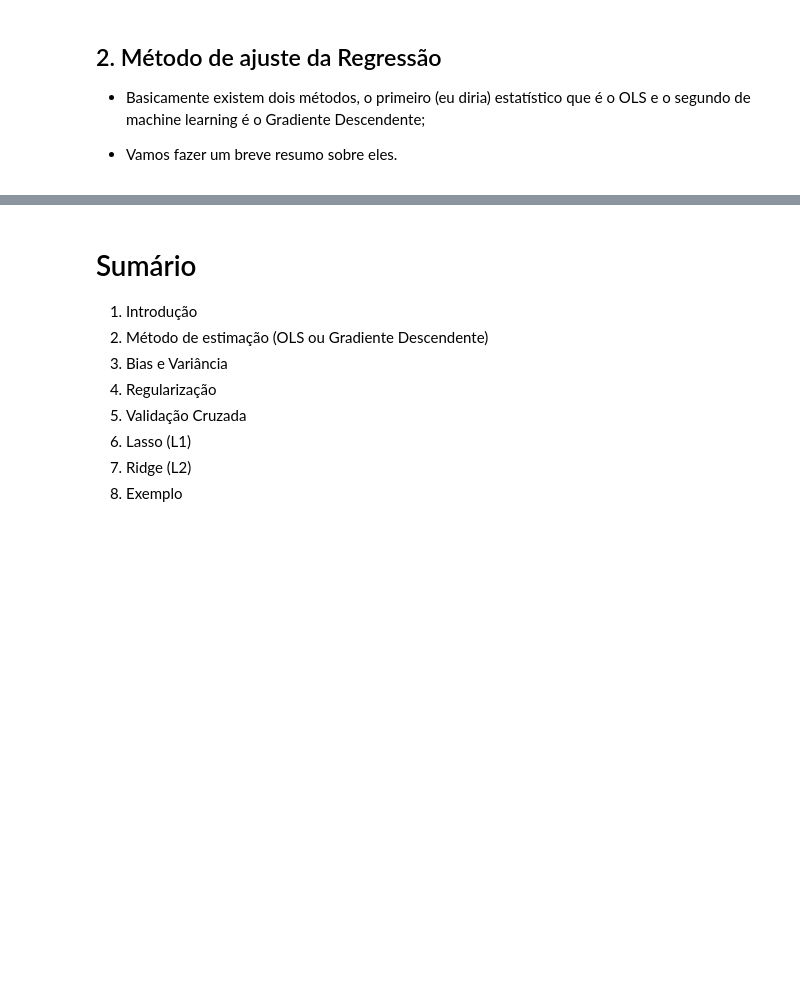
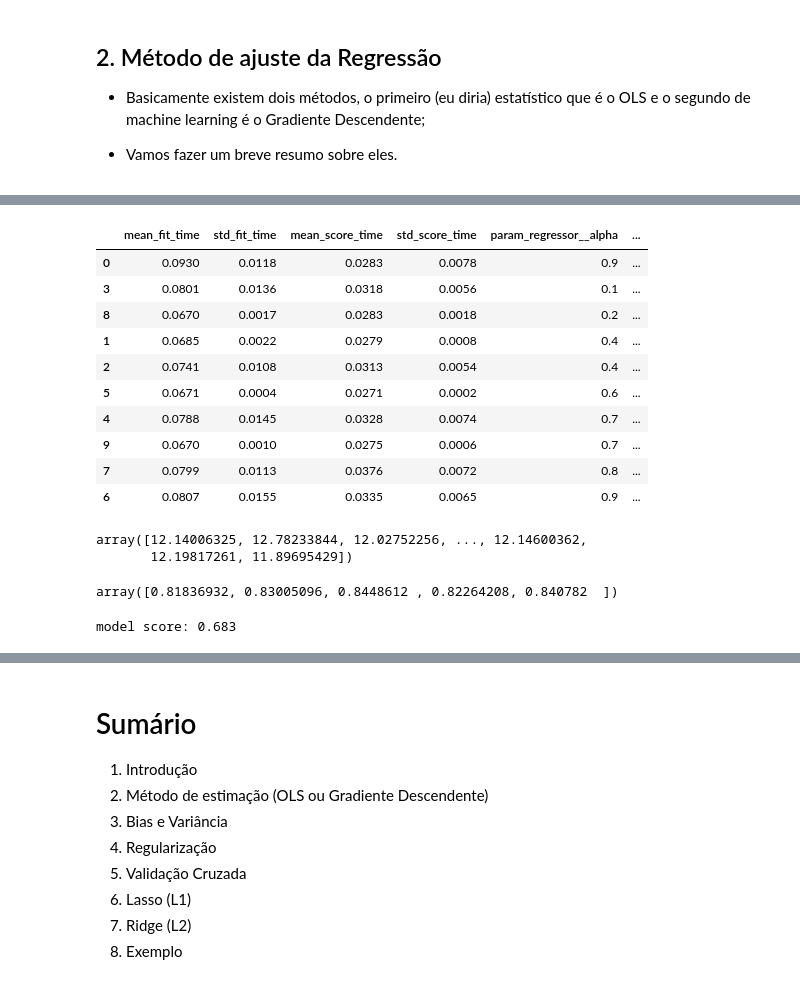
Before and after one commit to barbosarafael/DS_Avancado, a Jupyter notebook: 02Lasso_Ridge/notebook_lasso_ridge.ipynb, the cells around one changed output, grey strips where cells are left out. Drawn from its saved outputs; the diff is of its cells as text; code cells hidden in the pictures; blank space fills up the shorter version.

```diff
--- a/02Lasso_Ridge/notebook_lasso_ridge.ipynb
+++ b/02Lasso_Ridge/notebook_lasso_ridge.ipynb
@@ -63,0 +293,31 @@
+# %%
+numeric_features = list(banco._get_numeric_data().columns)
+del numeric_features[-1]
+numeric_transformer = Pipeline(steps=[("scaler", stand)])
+
+
+# dados_nulos = pd.DataFrame(banco.isnull().sum())
+# nulls_features = list(dados_nulos[dados_nulos[0] > 1].index)
+# nulls_transformer = Pipeline(steps = [("imput", imputer)])
+
+
+change_types_features = ["MSSubClass", "OverallQual", "OverallCond"]
+change_types_transformer = Pipeline(steps = [("muda_tipo_coluna", transf_muda_tipo)])
+
+
+qualit_features = list(banco.select_dtypes("object").columns)
+qualit_transformer = Pipeline(steps = [("OHE", ohe)])
+
+
+preprocessor = ColumnTransformer(
+    transformers = [("num", numeric_transformer, numeric_features),
+                    ("changetypes", change_types_transformer, change_types_features),
+                    ("ohe1", qualit_transformer, qualit_features)])
+
+# ("nulos", nulls_transformer, nulls_features)
+
+
+model = Pipeline(steps = [("preprocessor", preprocessor),
+                          ("regressor", modelo)])
+# %%
+model.fit(x_treino, y_treino)
@@ -63,0 +366,10 @@
+# %%
+params = {}
+
+params["preprocessor__num__scaler"] = [None, StandardScaler(), MinMaxScaler()]
+params["regressor__alpha"] = np.arange(0.0, 1.0, 0.1)
+# %%
+# Gridsearch
+grid = RandomizedSearchCV(model, params, cv = 5)
+
+grid.fit(x_treino, y_treino)
@@ -63,0 +394,15 @@
+# %%
+results = pd.DataFrame(grid.cv_results_)
+results.sort_values("rank_test_score").round(4)
+# %% [output]
+|  | mean_fit_time | std_fit_time | mean_score_time | std_score_time | param_regressor__alpha | ... |
+| 0 | 0.0930 | 0.0118 | 0.0283 | 0.0078 | 0.9 | ... |
+| 3 | 0.0801 | 0.0136 | 0.0318 | 0.0056 | 0.1 | ... |
+| 8 | 0.0670 | 0.0017 | 0.0283 | 0.0018 | 0.2 | ... |
+| 1 | 0.0685 | 0.0022 | 0.0279 | 0.0008 | 0.4 | ... |
+| 2 | 0.0741 | 0.0108 | 0.0313 | 0.0054 | 0.4 | ... |
+| 5 | 0.0671 | 0.0004 | 0.0271 | 0.0002 | 0.6 | ... |
+| 4 | 0.0788 | 0.0145 | 0.0328 | 0.0074 | 0.7 | ... |
+| 9 | 0.0670 | 0.0010 | 0.0275 | 0.0006 | 0.7 | ... |
+| 7 | 0.0799 | 0.0113 | 0.0376 | 0.0072 | 0.8 | ... |
+| 6 | 0.0807 | 0.0155 | 0.0335 | 0.0065 | 0.9 | ... |
@@ -63,0 +411,17 @@
+# %%
+preds = best_estimator.predict(x_teste)
+
+preds
+# %% [output]
+array([12.14006325, 12.78233844, 12.02752256, ..., 12.14600362,
+       12.19817261, 11.89695429])
+# %%
+# model.score(x_teste, y_teste)
+
+cross_val_score(best_estimator, x_treino, y_treino, cv = 5)
+# %% [output]
+array([0.81836932, 0.83005096, 0.8448612 , 0.82264208, 0.840782  ])
+# %%
+print("model score: %.3f" % best_estimator.score(x_teste, y_teste))
+# %% [output]
+model score: 0.683
```
Also changed, not shown: parts of 42 cells of this notebook.
